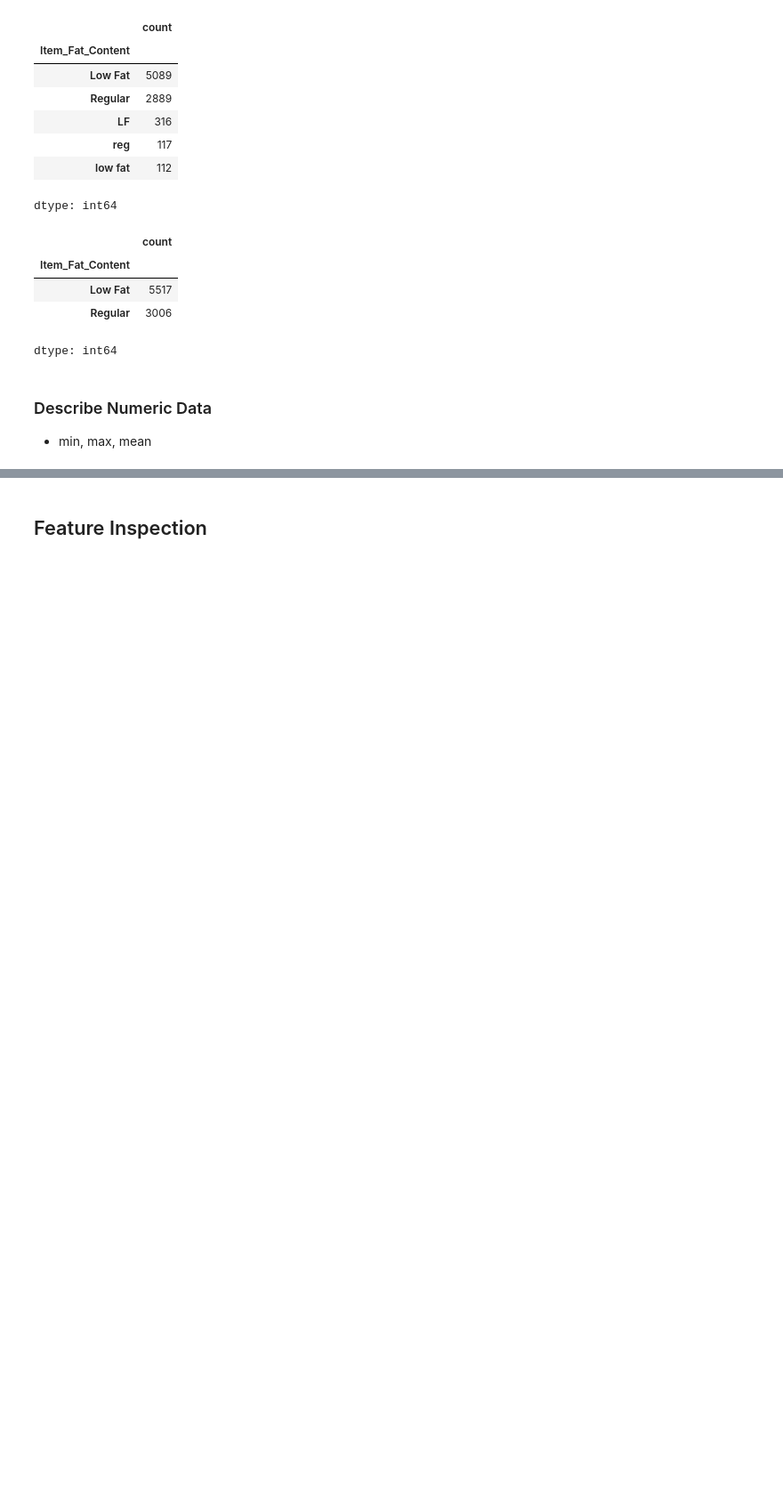
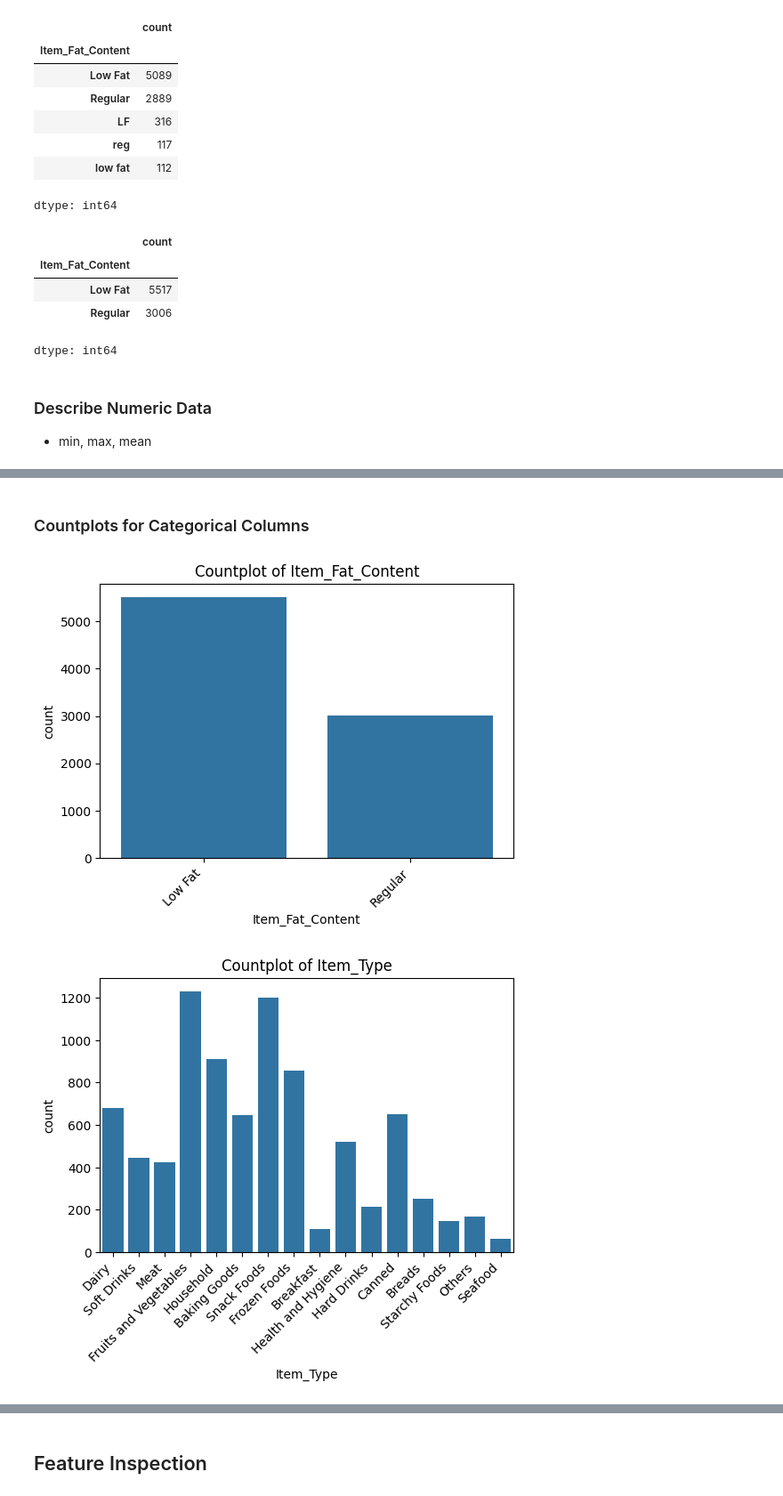
Before and after one commit to swirita/Prediction-of-Product-Sales, a Jupyter notebook: Prediction_of_Product_Sales.ipynb, the cells around one changed output, grey strips where cells are left out. Shown at 89% size. Cells and saved outputs as stored; diff of their text form; code cells hidden in the pictures; blank space fills up the shorter version.

```diff
--- a/Prediction_of_Product_Sales.ipynb
+++ b/Prediction_of_Product_Sales.ipynb
@@ -341,0 +393,11 @@ df[num_cols].describe().loc[['min','max','mean']]
+# %% [markdown]
+### Countplots for Categorical Columns
+# %%
+for col in cat_cols:
+    plt.figure(figsize=(6,4))
+    ax = sns.countplot(data=df, x=col)
+    ax.set_title(f"Countplot of {col}")
+    plt.xticks(rotation=45, ha='right');
+# %% [output]
+[figure, added]
+[figure, added]
```
Also changed, not shown: parts of 21 cells of this notebook.
